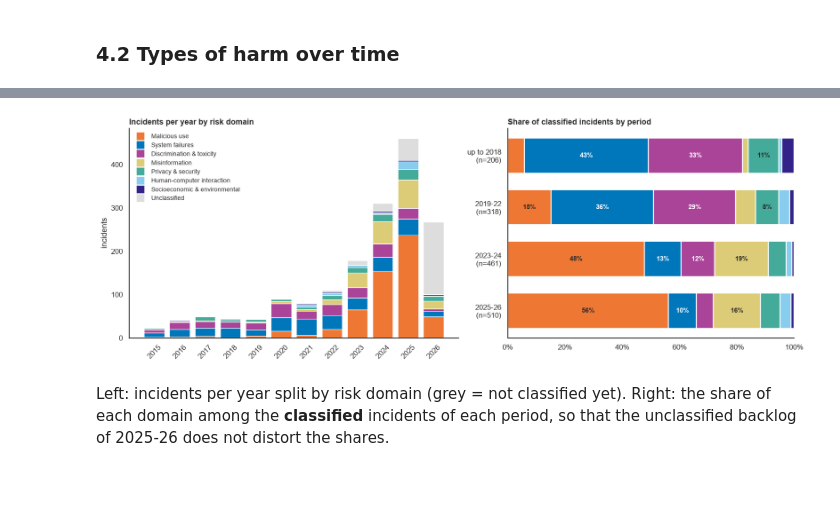
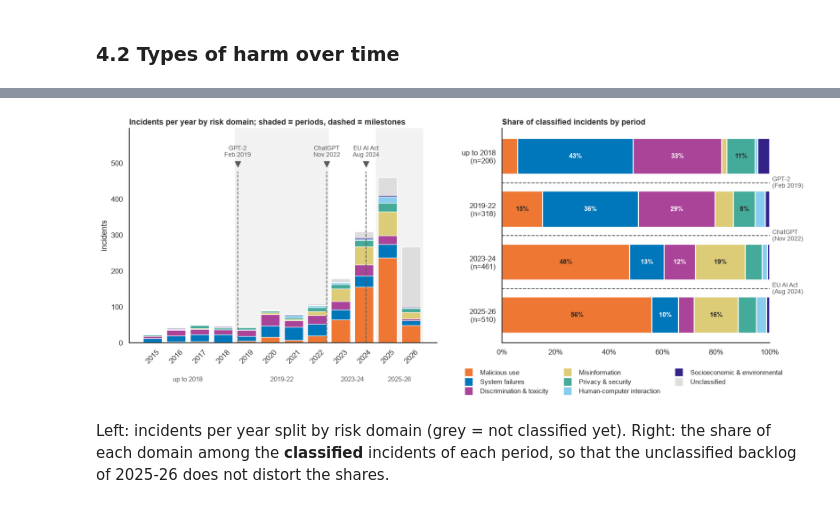
Before and after one commit to nnamyslowska/ai-incidents-analysis, a Jupyter notebook: ai_incidents.ipynb, the cells around one changed output, grey strips where cells are left out. Cells and saved outputs as stored; diff of their text form; code cells hidden in the pictures; blank space fills up the shorter version.

```diff
--- a/ai_incidents.ipynb
+++ b/ai_incidents.ipynb
@@ -974,35 +974,61 @@ shares
 # %%
-fig, ax = plt.subplots(1, 2, figsize=(15, 5.4), gridspec_kw={"width_ratios": [1.15, 1]})
+def date_x(date):
+    d = pd.Timestamp(date)
+    return d.year - 0.5 + (d.dayofyear - 1) / 365
 
+MILESTONES = [("2019-02-14", "GPT-2"), ("2022-11-30", "ChatGPT"), ("2024-08-01", "EU AI Act")]
+BORDERS = [2018.5, 2022.5, 2024.5]          # where the four periods are cut (end of year)
+GREY = "#5A5A5A"
+
+fig, ax = plt.subplots(1, 2, figsize=(15, 6.2), gridspec_kw={"width_ratios": [1.15, 1]})
+
+# left: incidents per year, periods shaded, milestones at their real date
 bottom = np.zeros(len(counts))
 for d in DOMAINS + ["Unclassified"]:
     ax[0].bar(counts.index, counts[d], bottom=bottom, color=DOM_COLOR[d], width=0.8, edgecolor="white", linewidth=0.8)
     bottom += counts[d].values
+top = bottom.max() * 1.2
+
+edges = [counts.index.min() - 0.5] + BORDERS + [counts.index.max() + 0.5]
+for i, p in enumerate(PERIODS):
+    if i % 2 == 1:                                   # every second period gets a light band
+        ax[0].axvspan(edges[i], edges[i + 1], color="#F2F2F2", zorder=0, lw=0)
+    ax[0].text((edges[i] + edges[i + 1]) / 2, -top * 0.17, p, ha="center", va="top", fontsize=9.5, color=GREY)
+
+for date, label in MILESTONES:
+    x = date_x(date)
+    ax[0].axvline(x, ymax=0.8, color=GREY, lw=1.2, ls="--", zorder=1)
+    ax[0].scatter(x, top * 0.9, marker="v", s=70, color=GREY, zorder=3)
+    ax[0].text(x, top * 0.93, f"{label}\n{pd.Timestamp(date):%b %Y}", ha="center", va="bottom", fontsize=9, color=GREY)
+ax[0].set_ylim(0, top * 1.08)
 ax[0].set_xticks(counts.index)
 ax[0].tick_params(axis="x", labelrotation=45)
 ax[0].set_ylabel("incidents")
-ax[0].set_title("Incidents per year by risk domain", fontsize=12)
-domain_legend(ax[0], loc="upper left", fontsize=9)
+ax[0].set_title("Incidents per year by risk domain; shaded = periods, dashed = milestones", fontsize=12)
 
+# right: share of classified incidents by period
 y = np.arange(len(shares))[::-1]
 left = np.zeros(len(shares))
 for d in DOMAINS:
     ax[1].barh(y, shares[d], left=left, color=DOM_COLOR[d], height=0.68, edgecolor="white", linewidth=1.5)
     for yi, l, v in zip(y, left, shares[d]):
         if v >= 7:
             ax[1].text(l + v / 2, yi, f"{v:.0f}%", ha="center", va="center", fontsize=9.5, fontweight="bold",
                        color=INK if d in DARK_TEXT else "white")
     left += shares[d].values
 ax[1].set_yticks(y, [f"{p}\n(n={n_period[p]})" for p in shares.index])
 ax[1].set_xlim(0, 100)
 ax[1].xaxis.set_major_formatter(PercentFormatter(100, decimals=0))
 ax[1].set_title("Share of classified incidents by period", fontsize=12)
+for yb, label in [(2.5, "GPT-2\n(Feb 2019)"), (1.5, "ChatGPT\n(Nov 2022)"), (0.5, "EU AI Act\n(Aug 2024)")]:
+    ax[1].axhline(yb, color=GREY, lw=1.2, ls="--", clip_on=False)
+    ax[1].text(101, yb, label, va="center", ha="left", fontsize=9, color=GREY)
+domain_legend(ax[1], loc="upper center", bbox_to_anchor=(0.45, -0.1), ncol=3, fontsize=9.5)
 
-first, last = shares.index[1], shares.index[-1]
 fig.tight_layout()
 save(fig, "03_domains_over_time")
 plt.show()
 # %% [output]
-[figure, old version]
+[figure, new version]
 # %% [markdown]
 Left: incidents per year split by risk domain (grey = not classified yet). Right: the share of each domain among the **classified** incidents of each period, so that the unclassified backlog of 2025-26 does not distort the shares.
```
Also changed, not shown: parts of 73 cells of this notebook.
